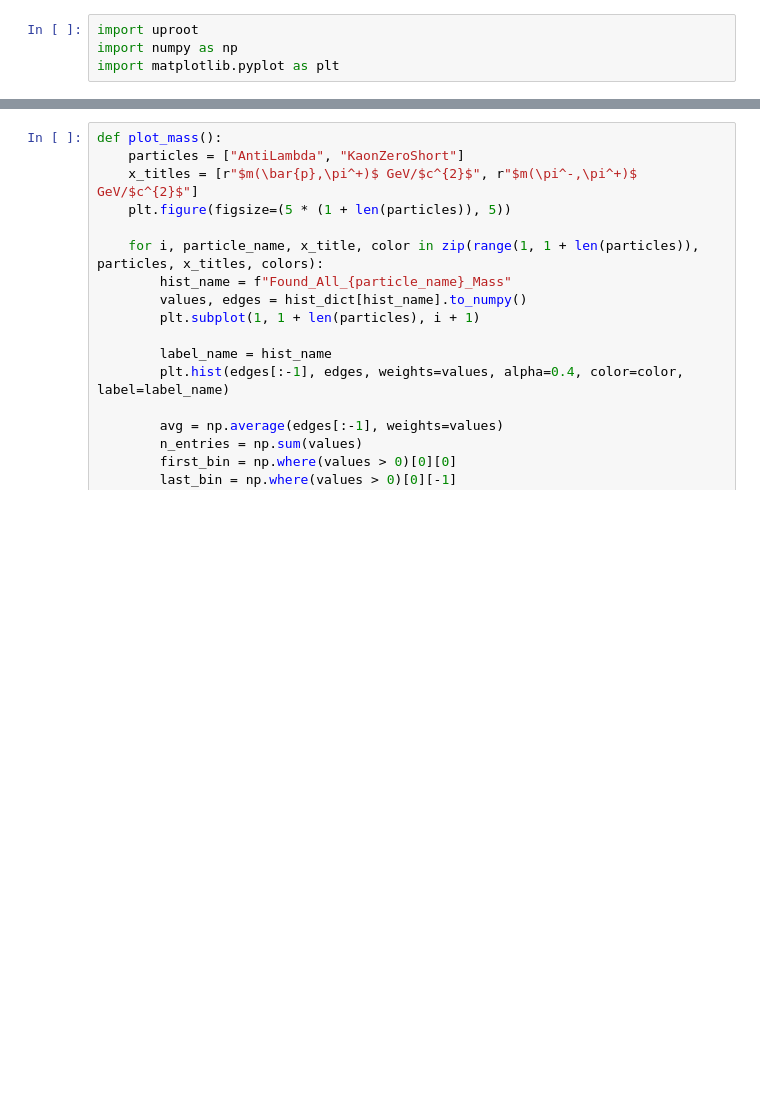
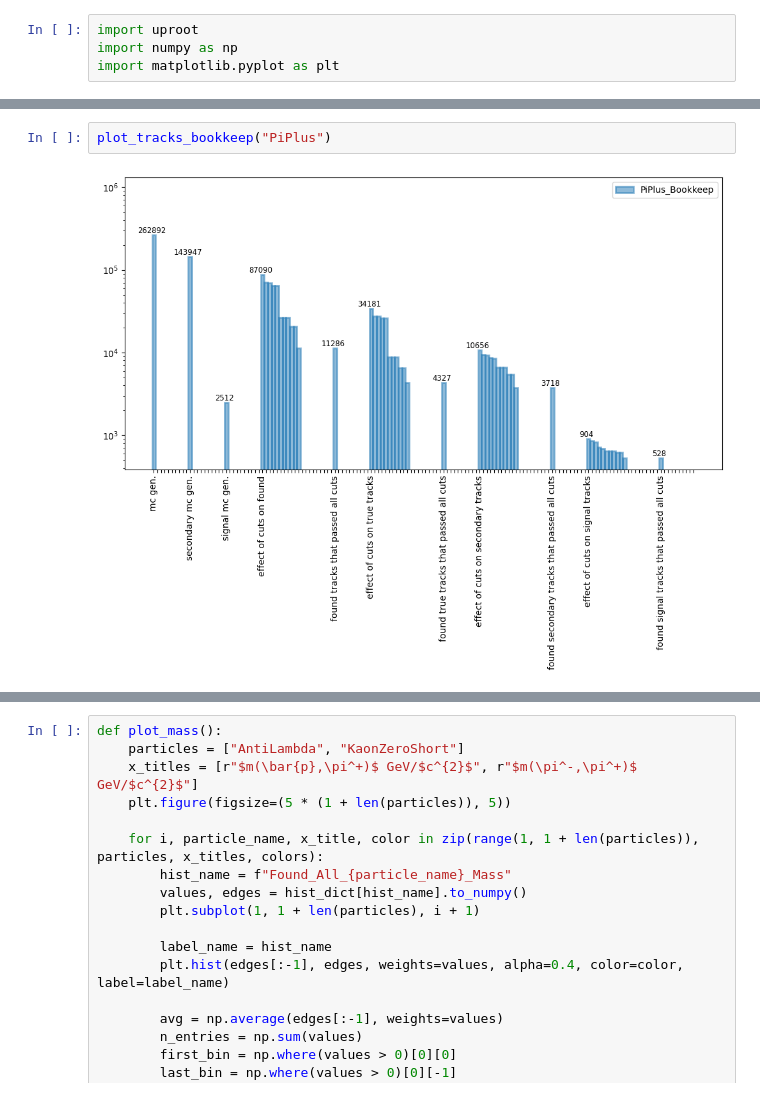
Before and after one commit to HD-ALICE-Sexaquark/analysis, a Jupyter notebook: jupyter/ShowCutFlow.ipynb, the cells around one changed output, grey strips where cells are left out. Drawn from its saved outputs; the diff is of its cells as text; blank space fills up the shorter version.

```diff
--- a/jupyter/ShowCutFlow.ipynb
+++ b/jupyter/ShowCutFlow.ipynb
@@ -70,0 +54,4 @@ plot_bookkeep()
+# %%
+plot_tracks_bookkeep("PiPlus")
+# %% [output]
+[figure, added]
```
Also changed, not shown: parts of 16 cells of this notebook.
